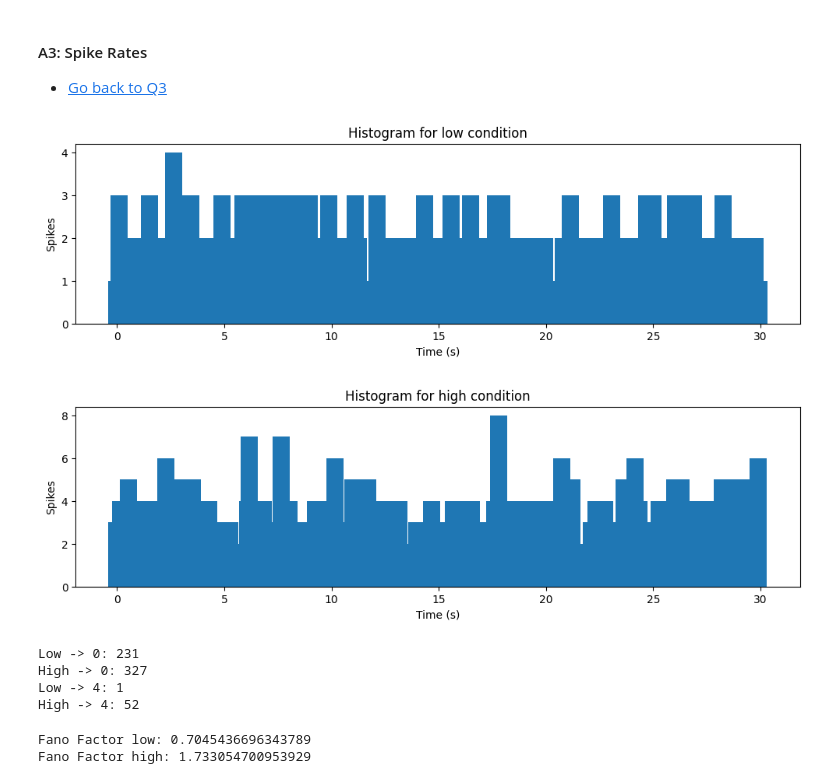
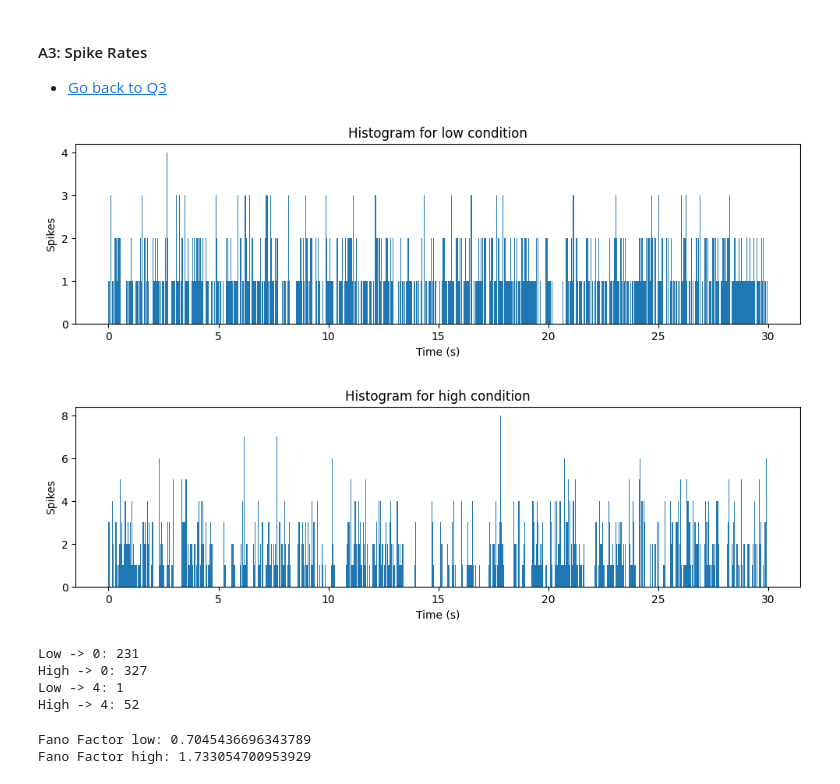
Before and after one commit to cesarz10/Computational-Neurophysiology-Lab, a Jupyter notebook: Lab_3/Module2_Ex1_XX.ipynb, the cells around one changed output. Cells and saved outputs as stored; diff of their text form; code cells hidden in the pictures.

```diff
--- a/Lab_3/Module2_Ex1_XX.ipynb
+++ b/Lab_3/Module2_Ex1_XX.ipynb
@@ -357,37 +355,37 @@ def values(arr):
 
 time_bin_edges = np.arange(0, 30, 0.04) # start, stop, step
 
 # increments for low and high
 increments_low_50 = np.histogram(spikes_low, bins=time_bin_edges)
 increments_high_50 = np.histogram(spikes_high, bins=time_bin_edges)
 
 # plotting figures
 plt.figure(1)
-plt.bar(increments_low_50[1][:-1], increments_low_50[0])
+plt.bar(increments_low_50[1][:-1], increments_low_50[0], align='edge', width=0.04)
 plt.xlabel("Time (s)")
 plt.ylabel("Spikes")
 plt.title("Histogram for low condition")
 plt.show()
 
 plt.figure(2)
-plt.bar(increments_high_50[1][:-1], increments_high_50[0])
+plt.bar(increments_high_50[1][:-1], increments_high_50[0], align='edge', width=0.04)
 plt.xlabel("Time (s)")
 plt.ylabel("Spikes")
 plt.title("Histogram for high condition")
 plt.show()
 
 
 # looking at the count for 4 and 0 spikes
 bins_low_0spikes = values(increments_low_50[0])[0]
 bins_high_0spikes = values(increments_high_50[0])[0]
 print(f"Low -> 0: {bins_low_0spikes}\nHigh -> 0: {bins_high_0spikes}")
 
 bins_low_4spikes = values(increments_low_50[0])[4]
 bins_high_4spikes = values(increments_high_50[0])[4]
 print(f"Low -> 4: {bins_low_4spikes}\nHigh -> 4: {bins_high_4spikes}")
 # %% [output]
-[figure, old version]
+[figure, new version]
-[figure, old version]
+[figure, new version]
 Low -> 0: 231
 High -> 0: 327
 Low -> 4: 1
```
Also changed, not shown: parts of 21 cells of this notebook.
